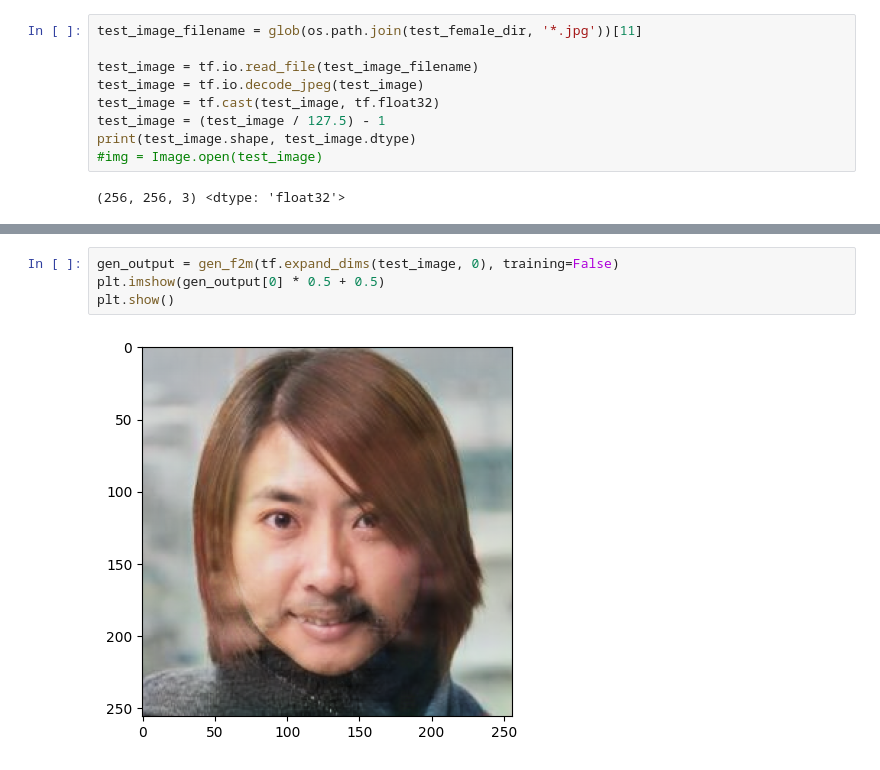
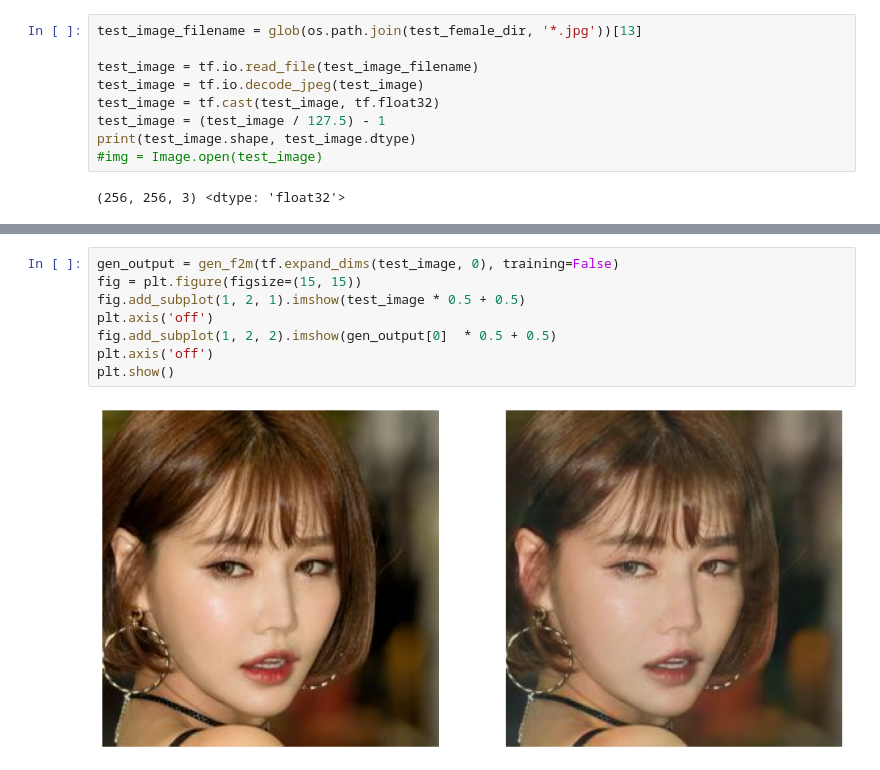
Before and after one commit to fdb/pix2pix-from-scratch, a Jupyter notebook: cyclegan_test_model.ipynb, the cells around one changed output, grey strips where cells are left out. Cells and saved outputs as stored; diff of their text form.

```diff
--- a/cyclegan_test_model.ipynb
+++ b/cyclegan_test_model.ipynb
@@ -18,7 +18,7 @@ print(project_dir)
 # %%
 gen_f2m = tf.saved_model.load(os.path.join(model_dir, 'generator_female_to_male'))
 # %%
-test_image_filename = glob(os.path.join(test_female_dir, '*.jpg'))[11]
+test_image_filename = glob(os.path.join(test_female_dir, '*.jpg'))[13]
 
 test_image = tf.io.read_file(test_image_filename)
 test_image = tf.io.decode_jpeg(test_image)
@@ -37,6 +37,10 @@ plt.show()
 # %%
 gen_output = gen_f2m(tf.expand_dims(test_image, 0), training=False)
-plt.imshow(gen_output[0] * 0.5 + 0.5)
+fig = plt.figure(figsize=(15, 15))
+fig.add_subplot(1, 2, 1).imshow(test_image * 0.5 + 0.5)
+plt.axis('off')
+fig.add_subplot(1, 2, 2).imshow(gen_output[0]  * 0.5 + 0.5)
+plt.axis('off')
 plt.show()
 # %% [output]
-[figure, old version]
+[figure, new version]
```
Also changed, not shown: parts of 1 cell of this notebook, 1 other file.
